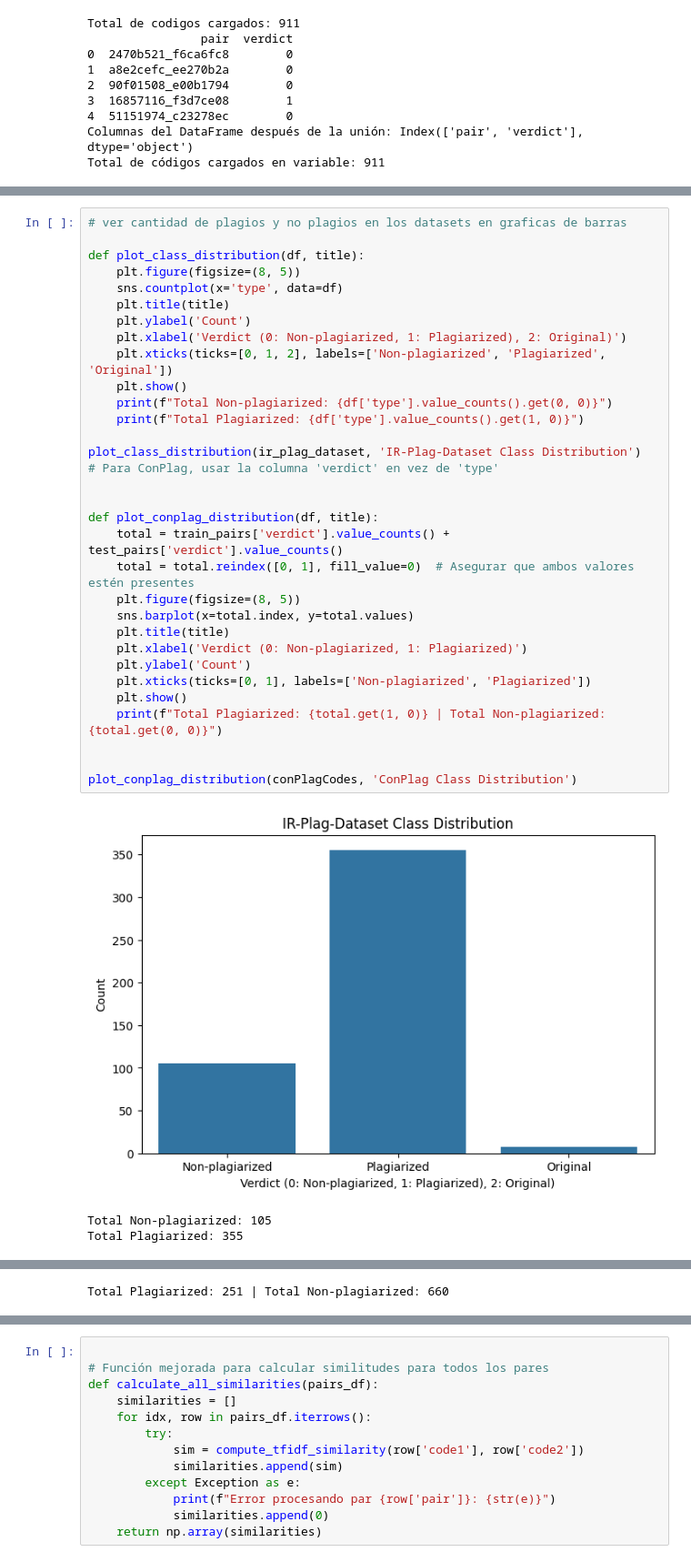
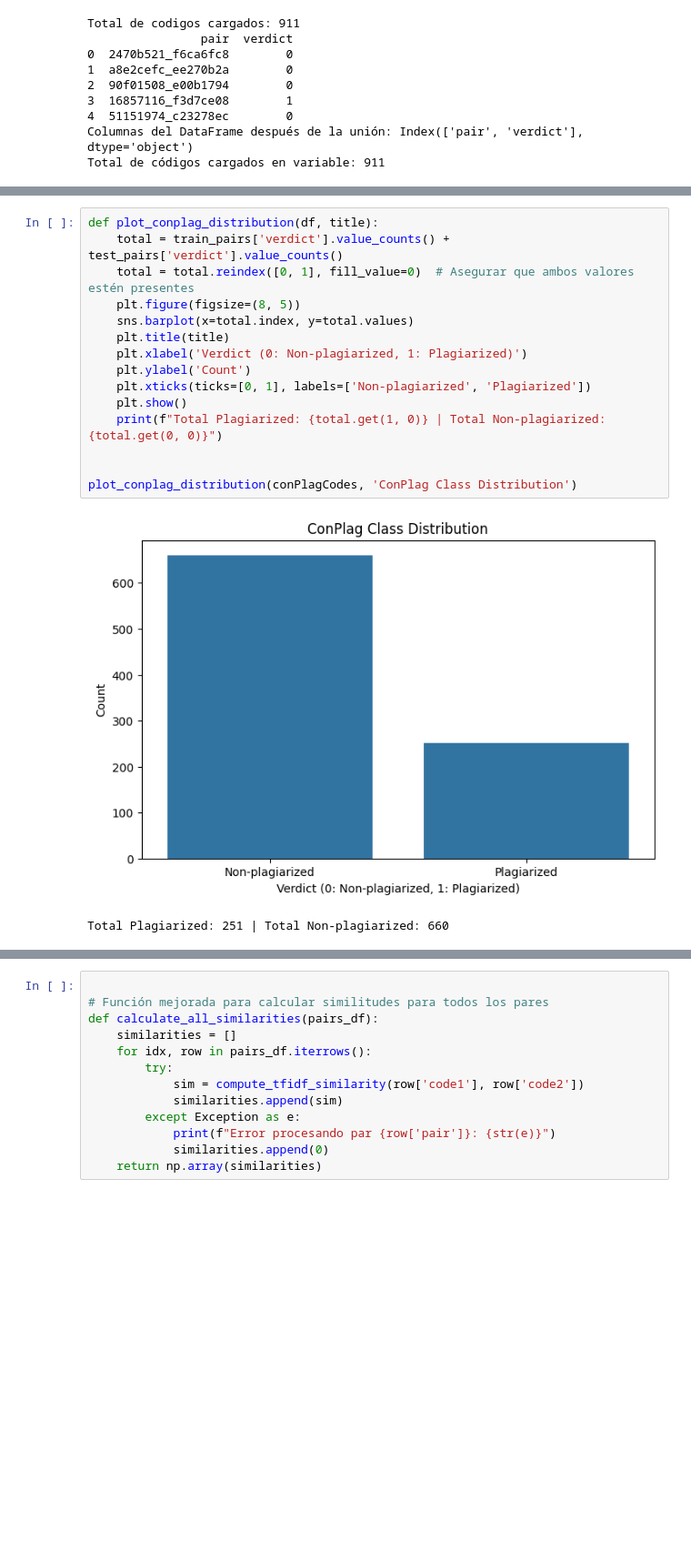
Before and after one commit to ElGonan/tc3002b-reto, a Jupyter notebook: src/project.ipynb, the cells around one changed output, grey strips where cells are left out. Shown at 91% size. Saved outputs shown, nothing was run; the diff lists cells and outputs as text; blank space fills up the shorter version.

```diff
--- a/src/project.ipynb
+++ b/src/project.ipynb
@@ -163,36 +95,18 @@ print(ir_plag_dataset.head())
 # %%
-# ver cantidad de plagios y no plagios en los datasets en graficas de barras
-
-def plot_class_distribution(df, title):
-    plt.figure(figsize=(8, 5))
-    sns.countplot(x='type', data=df)
-    plt.title(title)
-    plt.ylabel('Count')
-    plt.xlabel('Verdict (0: Non-plagiarized, 1: Plagiarized), 2: Original)')
-    plt.xticks(ticks=[0, 1, 2], labels=['Non-plagiarized', 'Plagiarized', 'Original'])
-    plt.show()
-    print(f"Total Non-plagiarized: {df['type'].value_counts().get(0, 0)}")
-    print(f"Total Plagiarized: {df['type'].value_counts().get(1, 0)}")
-
-plot_class_distribution(ir_plag_dataset, 'IR-Plag-Dataset Class Distribution')
-# Para ConPlag, usar la columna 'verdict' en vez de 'type'
-
-
 def plot_conplag_distribution(df, title):
     total = train_pairs['verdict'].value_counts() + test_pairs['verdict'].value_counts()
     total = total.reindex([0, 1], fill_value=0)  # Asegurar que ambos valores estén presentes
     plt.figure(figsize=(8, 5))
     sns.barplot(x=total.index, y=total.values)
     plt.title(title)
     plt.xlabel('Verdict (0: Non-plagiarized, 1: Plagiarized)')
     plt.ylabel('Count')
     plt.xticks(ticks=[0, 1], labels=['Non-plagiarized', 'Plagiarized'])
     plt.show()
     print(f"Total Plagiarized: {total.get(1, 0)} | Total Non-plagiarized: {total.get(0, 0)}")
 
 
 plot_conplag_distribution(conPlagCodes, 'ConPlag Class Distribution')
 # %% [output]
-[figure, old version]
+[figure, new version]
-Total Non-plagiarized: 105
-Total Plagiarized: 355
+Total Plagiarized: 251 | Total Non-plagiarized: 660
@@ -200 +112,0 @@ Total Plagiarized: 355
-Total Plagiarized: 251 | Total Non-plagiarized: 660
```
Also changed, not shown: parts of 8 cells of this notebook.
